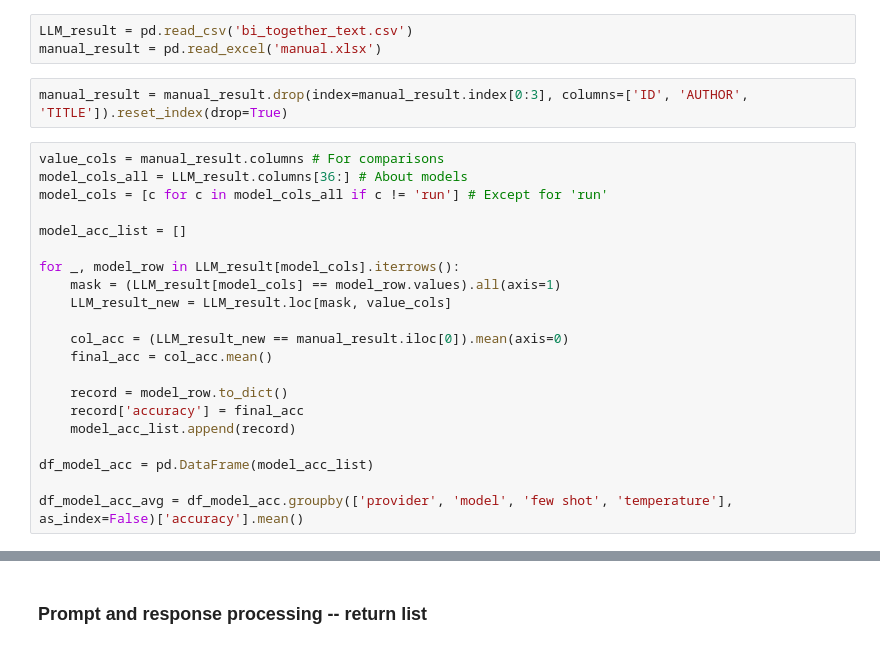
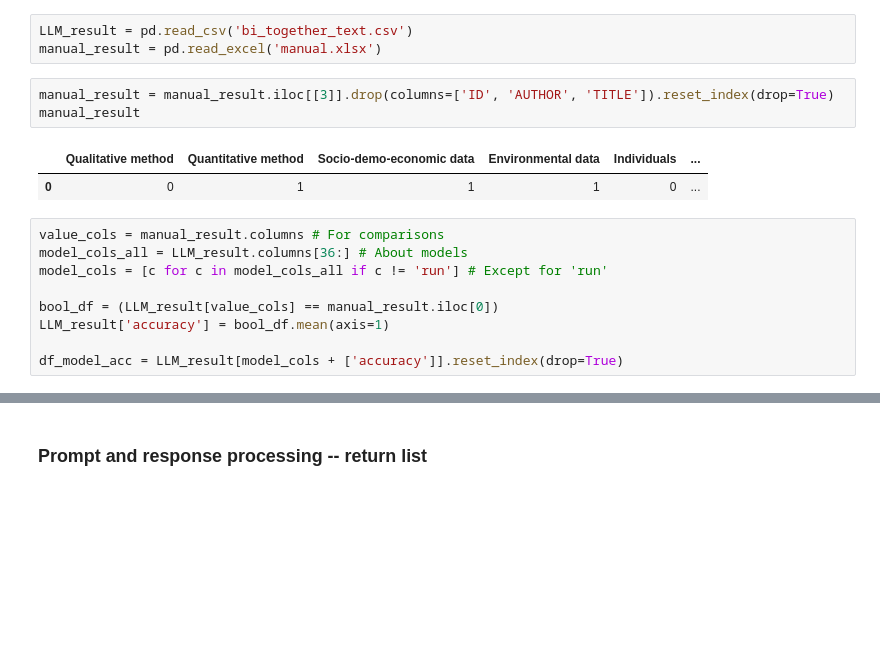
Before and after one commit to SonglinWang1111/CliMoLitGeoExt, a Jupyter notebook: prompt_together_text_input.ipynb, the cells around one changed output, grey strips where cells are left out. Saved outputs shown, nothing was run; the diff lists cells and outputs as text; blank space fills up the shorter version.

Commit message:
update prompts and analysis of result

```diff
--- a/prompt_together_text_input.ipynb
+++ b/prompt_together_text_input.ipynb
@@ -544,25 +420,17 @@ df_all.to_csv('bi_together_text.csv', index=False)
 LLM_result = pd.read_csv('bi_together_text.csv')
 manual_result = pd.read_excel('manual.xlsx')
 # %%
-manual_result = manual_result.drop(index=manual_result.index[0:3], columns=['ID', 'AUTHOR', 'TITLE']).reset_index(drop=True)
+manual_result = manual_result.iloc[[3]].drop(columns=['ID', 'AUTHOR', 'TITLE']).reset_index(drop=True)
+manual_result
+# %% [output]
+|  | Qualitative method | Quantitative method | Socio-demo-economic data | Environmental data | Individuals | ... |
+| 0 | 0 | 1 | 1 | 1 | 0 | ... |
 # %%
 value_cols = manual_result.columns # For comparisons
 model_cols_all = LLM_result.columns[36:] # About models
 model_cols = [c for c in model_cols_all if c != 'run'] # Except for 'run'
 
-model_acc_list = []
+bool_df = (LLM_result[value_cols] == manual_result.iloc[0])
+LLM_result['accuracy'] = bool_df.mean(axis=1)
 
-for _, model_row in LLM_result[model_cols].iterrows():
-    mask = (LLM_result[model_cols] == model_row.values).all(axis=1)
-    LLM_result_new = LLM_result.loc[mask, value_cols]
-
-    col_acc = (LLM_result_new == manual_result.iloc[0]).mean(axis=0)
-    final_acc = col_acc.mean()
-
-    record = model_row.to_dict()
-    record['accuracy'] = final_acc
-    model_acc_list.append(record)
-
-df_model_acc = pd.DataFrame(model_acc_list)
-
-df_model_acc_avg = df_model_acc.groupby(['provider', 'model', 'few shot', 'temperature'], as_index=False)['accuracy'].mean()
+df_model_acc = LLM_result[model_cols + ['accuracy']].reset_index(drop=True)
```
Also changed, not shown: parts of 64 cells of this notebook, 2 other files.
